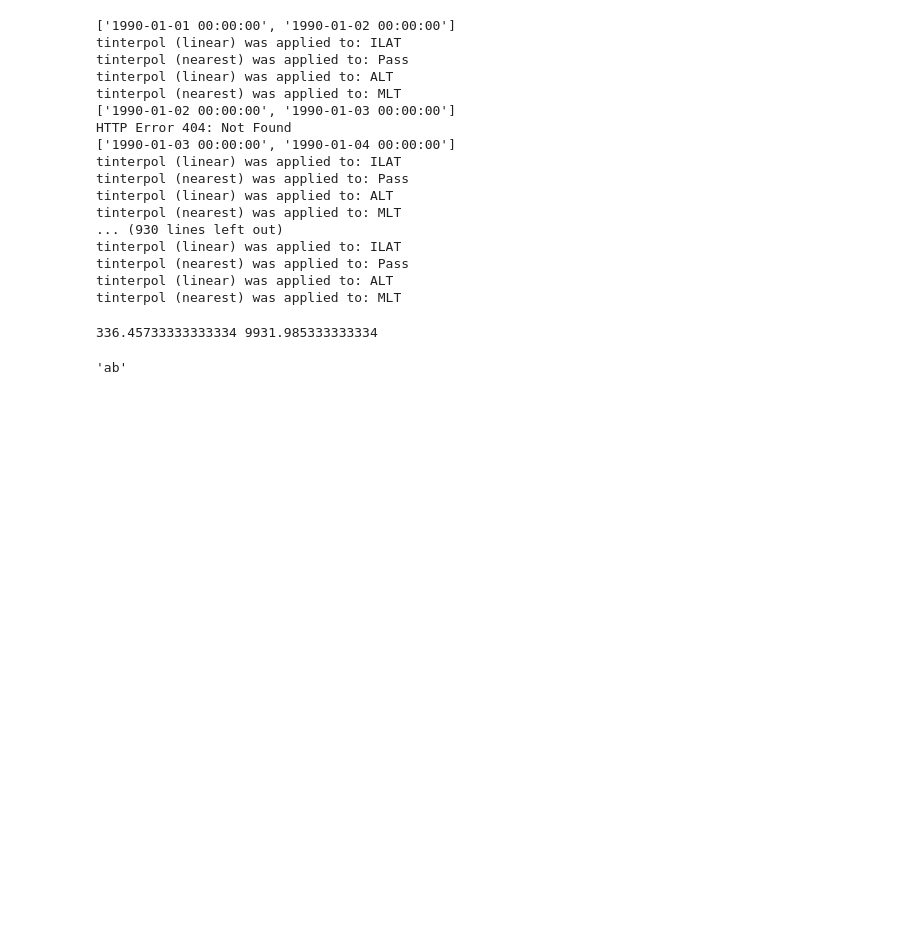
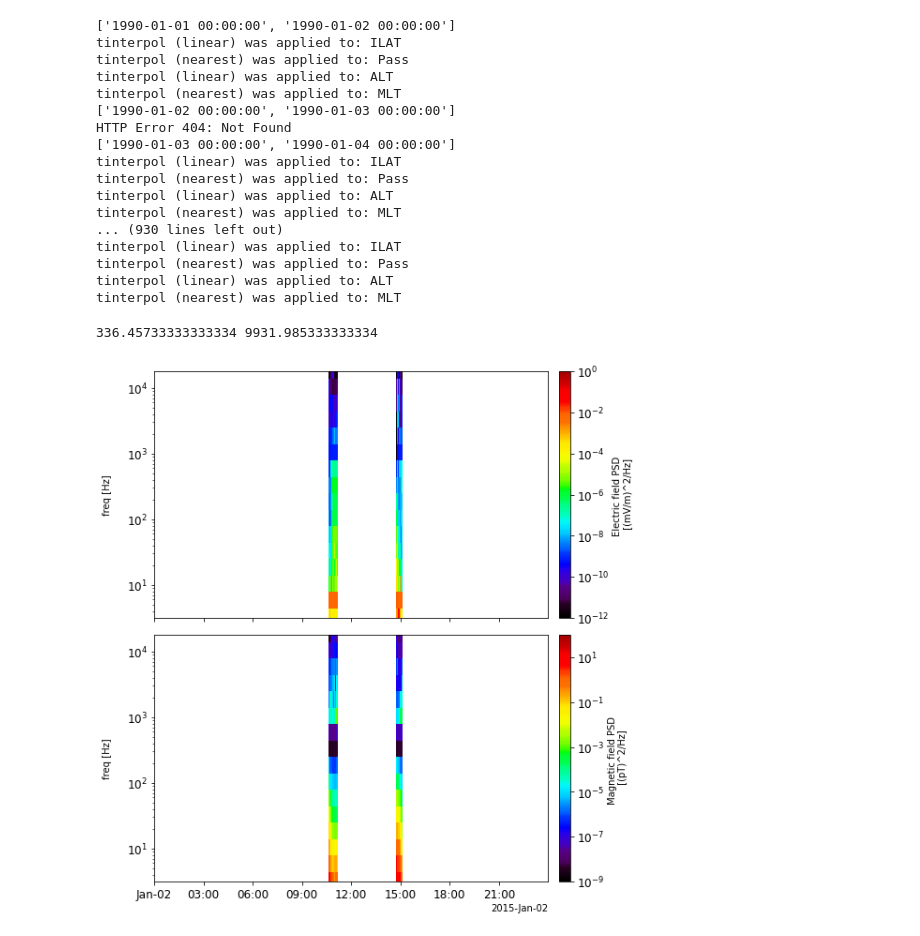
Before and after one commit to shuji-onosawa/Akebono_analysis_old, a Jupyter notebook: VLF_mca/memo.ipynb, the cells around one changed output. Cells and saved outputs as stored; diff of their text form; code cells hidden in the pictures; blank space fills up the shorter version.

Commit message:
low alpha high alpha plot

```diff
--- a/VLF_mca/memo.ipynb
+++ b/VLF_mca/memo.ipynb
@@ -435,9 +435,35 @@ tinterpol (nearest) was applied to: MLT
 print(Alt_min, Alt_max)
 # %% [output]
 336.45733333333334 9931.985333333334
-# %%
-a = 'a'
-b ='b'
-a+b
-# %% [output]
-'ab'
+# %%
+import load
+import pytplot
+import pyspedas
+import numpy as np
+
+trange = ['2015-01-02', '2015-01-03']
+load.mca(trange)
+tplot_names = ['Emax', 'Eave', 'Bmax', 'Bave']
+for i in range(4):
+    tplot_variable = pytplot.get_data(tplot_names[i])
+    tplot_variable_float = (tplot_variable.y).astype(float)
+    np.place(tplot_variable_float, tplot_variable_float == 254, np.nan)
+    tplot_variable_0dB = 1e-6 #mV or pT
+    bandwidth = tplot_variable.v * 0.3
+    tplot_variable_amplitude = (10**(tplot_variable_float/20)) * (tplot_variable_0dB)  / np.sqrt(bandwidth)
+    tplot_variable_power = (10**(tplot_variable_float/10)) * ((tplot_variable_0dB)**2) / bandwidth
+    pytplot.store_data(tplot_names[i] +'_amp', data={'x': tplot_variable.times, 'y': tplot_variable_amplitude, 'v': tplot_variable.v})
+    pytplot.store_data(tplot_names[i] +'_pwr', data={'x': tplot_variable.times, 'y': tplot_variable_power, 'v': tplot_variable.v})
+
+pytplot.options(['Emax_pwr', 'Bmax_pwr'], 'spec', 1)
+pytplot.options(['Emax_pwr', 'Bmax_pwr'], 'ylog', 1)
+pytplot.options(['Emax_pwr', 'Bmax_pwr'], 'zlog', 1)
+pytplot.options('Emax_pwr', 'ztitle', 'Electric field PSD \n [(mV/m)^2/Hz]')
+pytplot.options('Emax_pwr', 'zrange', [1e-12, 1])
+pytplot.options('Bmax_pwr', 'ztitle', 'Magnetic field PSD \n [(pT)^2/Hz]')
+pytplot.options('Bmax_pwr', 'zrange', [1e-9, 100])
+pytplot.options(['Emax_pwr', 'Bmax_pwr'], 'ytitle', 'freq [Hz]')
+pytplot.tlimit([trange[0]+' 00:00:00', trange[0]+' 23:59:59'])
+pytplot.tplot(['Emax_pwr', 'Bmax_pwr'])
+# %% [output]
+[figure, added]
```
Also changed, not shown: parts of 1 cell of this notebook, 3 other files.
